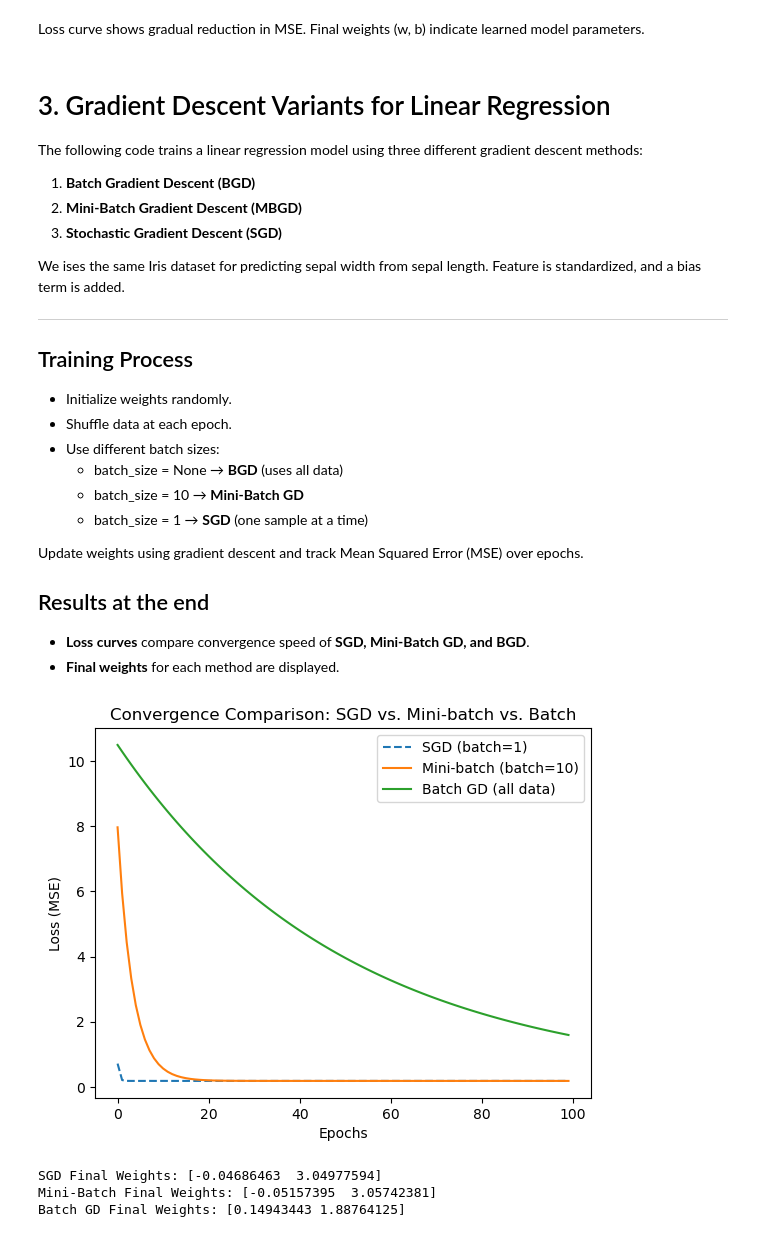
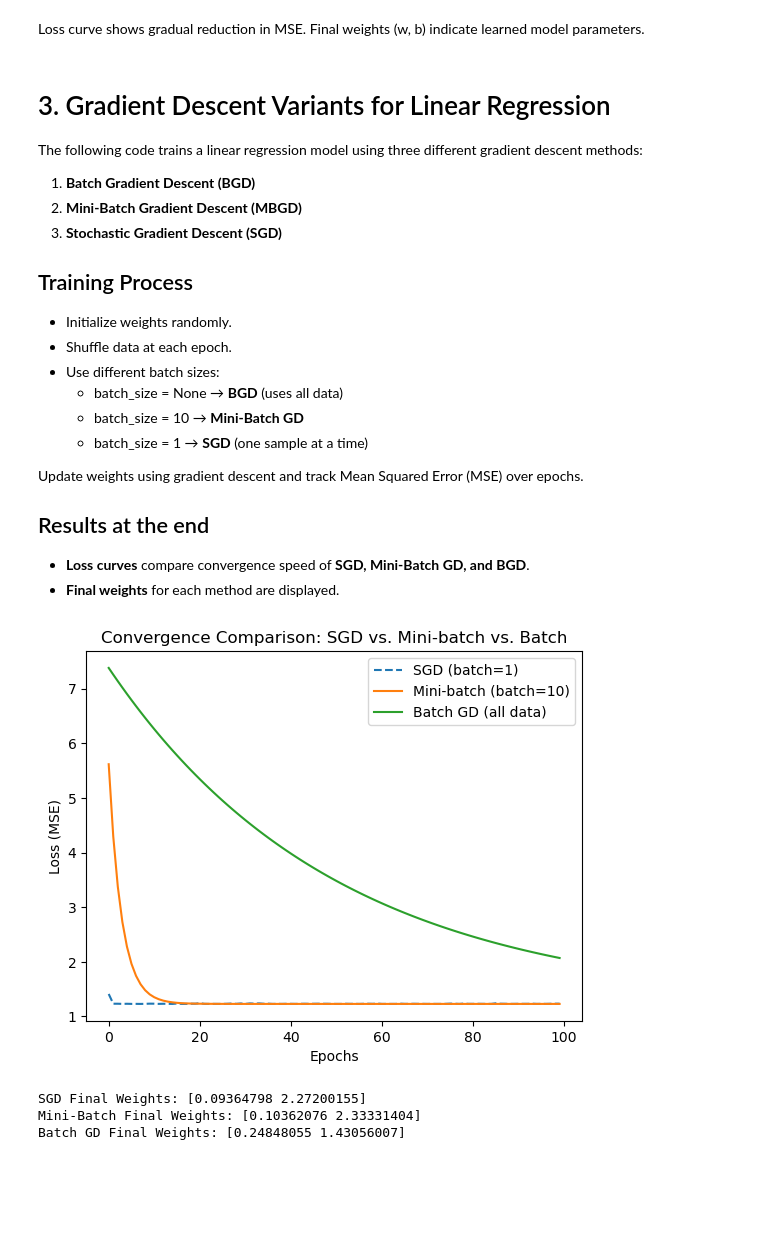
Before and after one commit to arsalmairaj2k/Stochastic-Gradient-Descent-SGD, a Jupyter notebook: SGD_for_LinearRegression.ipynb, the cells around one changed output. Cells and saved outputs as stored; diff of their text form; code cells hidden in the pictures; blank space fills up the shorter version.

```diff
--- a/SGD_for_LinearRegression.ipynb
+++ b/SGD_for_LinearRegression.ipynb
@@ -79,14 +79,21 @@ Initialize random weights. Iterate over epochs,sShuffle data to prevent order de
 Train the model using SGD with α=0.01 for 100 epochs, plot MSE vs. epochs to visualize convergence and print final model parameters.
 # %%
 import numpy as np
+import pandas as pd
 import matplotlib.pyplot as plt
 from sklearn import datasets
 from sklearn.preprocessing import StandardScaler
 
-# Load Iris dataset
-iris = datasets.load_iris()
-X = iris.data[:, 0].reshape(-1, 1)  # Sepal length (feature)
-y = iris.data[:, 1].reshape(-1, 1)  # Sepal width (target)
+# Load Wine dataset
+wine = datasets.load_wine()
+
+df = pd.DataFrame(wine.data, columns=wine.feature_names)
+
+# Print first few rows
+print(df.head())  # Prints first 5 rows
+
+X = wine.data[:, 0].reshape(-1, 1)  # Alcohol content (feature)
+y = wine.data[:, 1].reshape(-1, 1)  # Malic acid content (target)
 
 # Normalize features
 scaler = StandardScaler()
@@ -109,7 +116,7 @@ def train_sgd(X, y, alpha=0.01, epochs=100):
 
         for i in range(X.shape[0]):  # SGD: Process one data point at a time
             xi = X_shuffled[i].reshape(1, -1)
-            yi = y_shuffled[i, 0] #ensure yi is a number
+            yi = y_shuffled[i, 0]  # Ensure yi is a scalar
 
             # Compute prediction and error
             error = np.dot(xi, w) - yi
@@ -149,11 +176,6 @@ The following code trains a linear regression model using three different gradie
 1. **Batch Gradient Descent (BGD)**
 2. **Mini-Batch Gradient Descent (MBGD)**
 3. **Stochastic Gradient Descent (SGD)**
-
-
-We ises the same Iris dataset for predicting sepal width from sepal length. Feature is standardized, and a bias term is added.
-
----
 
 ## Training Process
 - Initialize weights randomly.
@@ -169,23 +191,6 @@ Update weights using gradient descent and track Mean Squared Error (MSE) over ep
 - **Loss curves** compare convergence speed of **SGD, Mini-Batch GD, and BGD**.
 - **Final weights** for each method are displayed.
 # %%
-import numpy as np
-import matplotlib.pyplot as plt
-from sklearn import datasets
-from sklearn.preprocessing import StandardScaler
-
-# Load Iris dataset
-iris = datasets.load_iris()
-X = iris.data[:, 0].reshape(-1, 1)  # Sepal length (feature)
-y = iris.data[:, 1].reshape(-1, 1)  # Sepal width (target)
-
-# Normalize X
-scaler = StandardScaler()
-X = scaler.fit_transform(X)
-
-# Add bias term
-X = np.hstack((X, np.ones((X.shape[0], 1))))  # [X | 1]
-
 def train_gradient_descent(X, y, alpha=0.01, epochs=100, batch_size=None):
     """Train Linear Regression using Batch, Mini-batch, or Stochastic Gradient Descent"""
     np.random.seed(42)
@@ -216,35 +221,35 @@ def train_gradient_descent(X, y, alpha=0.01, epochs=100, batch_size=None):
 
             # Update weights
             w -= alpha * grad_w
 
         # Compute loss for the epoch
         loss = np.mean((y - np.dot(X, w)) ** 2)
         loss_history.append(loss)
 
     return w, loss_history
 
 # Training different methods
 w_sgd, loss_sgd = train_gradient_descent(X, y, alpha=0.01, epochs=100, batch_size=1)  # SGD
 w_mbgd, loss_mbgd = train_gradient_descent(X, y, alpha=0.01, epochs=100, batch_size=10)  # Mini-batch (10)
 w_bgd, loss_bgd = train_gradient_descent(X, y, alpha=0.01, epochs=100, batch_size=None)  # Batch
 
 # Plot loss comparison
 plt.plot(loss_sgd, label="SGD (batch=1)", linestyle="dashed")
 plt.plot(loss_mbgd, label="Mini-batch (batch=10)")
 plt.plot(loss_bgd, label="Batch GD (all data)")
 plt.xlabel("Epochs")
 plt.ylabel("Loss (MSE)")
 plt.title("Convergence Comparison: SGD vs. Mini-batch vs. Batch")
 plt.legend()
 plt.show()
 
 # Print final weights
 print(f"SGD Final Weights: {w_sgd.flatten()}")
 print(f"Mini-Batch Final Weights: {w_mbgd.flatten()}")
 print(f"Batch GD Final Weights: {w_bgd.flatten()}")
 # %% [output]
-[figure, old version]
+[figure, new version]
-SGD Final Weights: [-0.04686463  3.04977594]
-Mini-Batch Final Weights: [-0.05157395  3.05742381]
-Batch GD Final Weights: [0.14943443 1.88764125]
+SGD Final Weights: [0.09364798 2.27200155]
+Mini-Batch Final Weights: [0.10362076 2.33331404]
+Batch GD Final Weights: [0.24848055 1.43056007]
 # %% [markdown]
```
Also changed, not shown: parts of 4 cells of this notebook.
